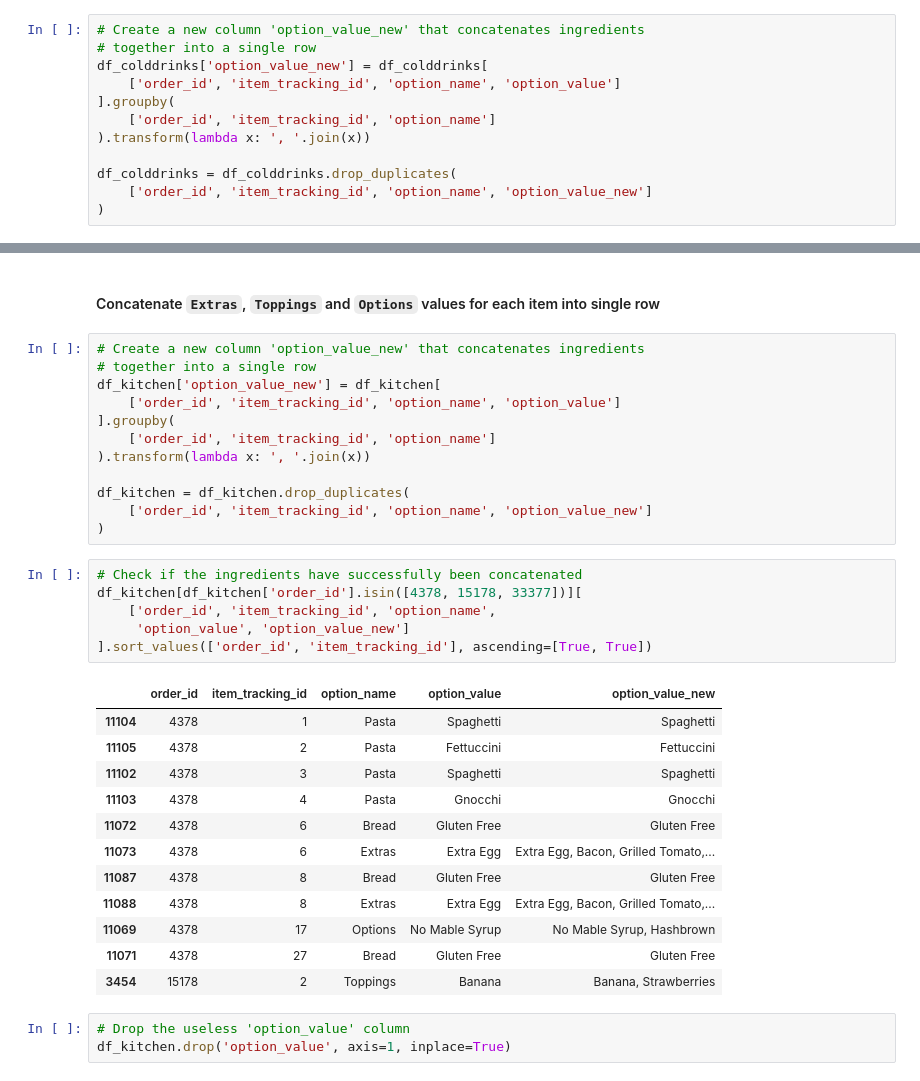
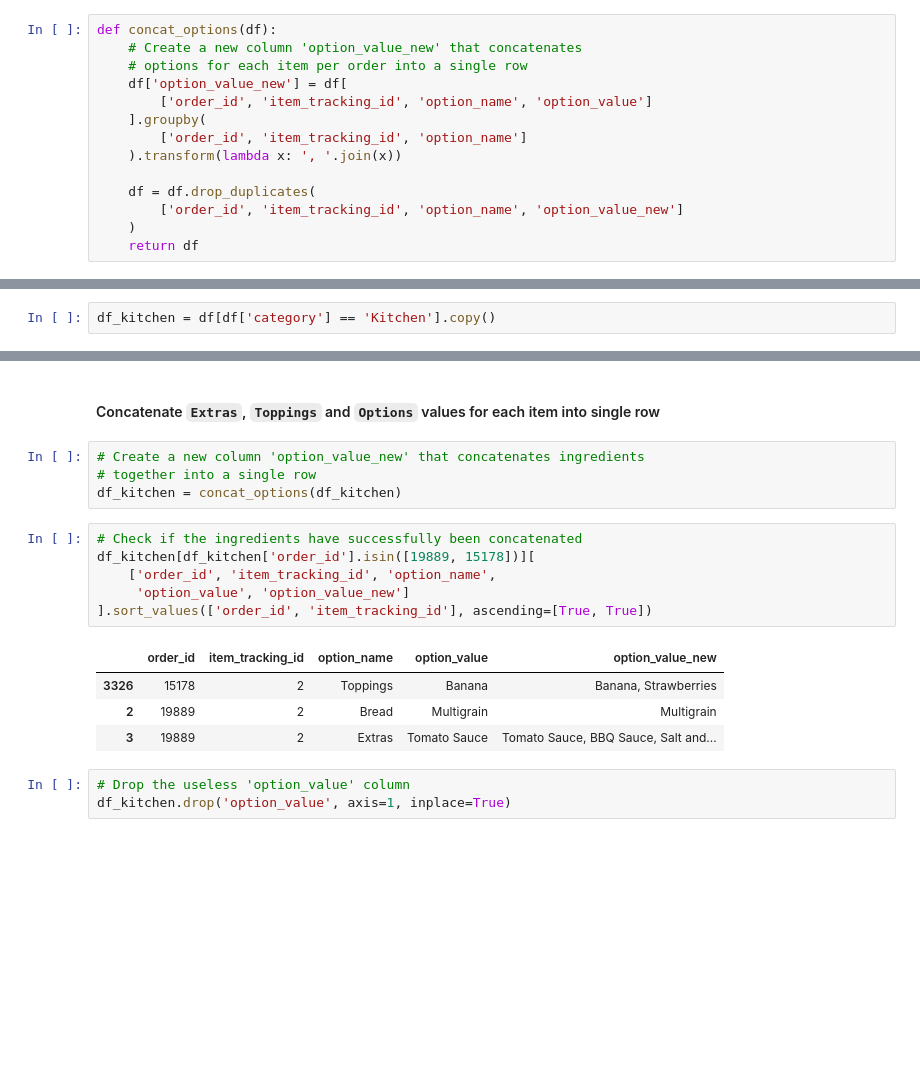
Before and after one commit to HanL1223/JR_Recommender, a Jupyter notebook: projects/cafe-analytics/Cafe_Analytics_Data_Cleaning_MX.ipynb, the cells around one changed output, grey strips where cells are left out. Cells and saved outputs as stored; diff of their text form; blank space fills up the shorter version.

```diff
--- a/projects/cafe-analytics/Cafe_Analytics_Data_Cleaning_MX.ipynb
+++ b/projects/cafe-analytics/Cafe_Analytics_Data_Cleaning_MX.ipynb
@@ -1336,14 +1402,16 @@ It is clear to see that some items in each order can have more than one `Ingredi
 # %% [markdown]
 #### Concatenate `Ingredient` values for each item into single row
 # %%
-# Create a new column 'option_value_new' that concatenates ingredients
-# together into a single row
-df_colddrinks['option_value_new'] = df_colddrinks[
-    ['order_id', 'item_tracking_id', 'option_name', 'option_value']
-].groupby(
-    ['order_id', 'item_tracking_id', 'option_name']
-).transform(lambda x: ', '.join(x))
+def concat_options(df):
+    # Create a new column 'option_value_new' that concatenates
+    # options for each item per order into a single row
+    df['option_value_new'] = df[
+        ['order_id', 'item_tracking_id', 'option_name', 'option_value']
+    ].groupby(
+        ['order_id', 'item_tracking_id', 'option_name']
+    ).transform(lambda x: ', '.join(x))
 
-df_colddrinks = df_colddrinks.drop_duplicates(
-    ['order_id', 'item_tracking_id', 'option_name', 'option_value_new']
-)
+    df = df.drop_duplicates(
+        ['order_id', 'item_tracking_id', 'option_name', 'option_value_new']
+    )
+    return df
@@ -1602,6 +1591,8 @@ df_colddrinks_final.to_csv(
 )
 # %% [markdown]
 ### Transform Kitchen Data for Better Usability
+# %%
+df_kitchen = df[df['category'] == 'Kitchen'].copy()
 # %%
 df_kitchen.reset_index(drop=True, inplace=True)
 print(df_kitchen.shape)
@@ -1766,34 +1661,18 @@ df_kitchen[
 # %%
 # Create a new column 'option_value_new' that concatenates ingredients
 # together into a single row
-df_kitchen['option_value_new'] = df_kitchen[
-    ['order_id', 'item_tracking_id', 'option_name', 'option_value']
-].groupby(
-    ['order_id', 'item_tracking_id', 'option_name']
-).transform(lambda x: ', '.join(x))
-
-df_kitchen = df_kitchen.drop_duplicates(
-    ['order_id', 'item_tracking_id', 'option_name', 'option_value_new']
-)
+df_kitchen = concat_options(df_kitchen)
 # %%
 # Check if the ingredients have successfully been concatenated
-df_kitchen[df_kitchen['order_id'].isin([4378, 15178, 33377])][
+df_kitchen[df_kitchen['order_id'].isin([19889, 15178])][
     ['order_id', 'item_tracking_id', 'option_name',
      'option_value', 'option_value_new']
 ].sort_values(['order_id', 'item_tracking_id'], ascending=[True, True])
 # %% [output]
 |  | order_id | item_tracking_id | option_name | option_value | option_value_new |
-| 11104 | 4378 | 1 | Pasta | Spaghetti | Spaghetti |
-| 11105 | 4378 | 2 | Pasta | Fettuccini | Fettuccini |
-| 11102 | 4378 | 3 | Pasta | Spaghetti | Spaghetti |
-| 11103 | 4378 | 4 | Pasta | Gnocchi | Gnocchi |
-| 11072 | 4378 | 6 | Bread | Gluten Free | Gluten Free |
-| 11073 | 4378 | 6 | Extras | Extra Egg | Extra Egg, Bacon, Grilled Tomato,... |
-| 11087 | 4378 | 8 | Bread | Gluten Free | Gluten Free |
-| 11088 | 4378 | 8 | Extras | Extra Egg | Extra Egg, Bacon, Grilled Tomato,... |
-| 11069 | 4378 | 17 | Options | No Mable Syrup | No Mable Syrup, Hashbrown |
-| 11071 | 4378 | 27 | Bread | Gluten Free | Gluten Free |
-| 3454 | 15178 | 2 | Toppings | Banana | Banana, Strawberries |
+| 3326 | 15178 | 2 | Toppings | Banana | Banana, Strawberries |
+| 2 | 19889 | 2 | Bread | Multigrain | Multigrain |
+| 3 | 19889 | 2 | Extras | Tomato Sauce | Tomato Sauce, BBQ Sauce, Salt and... |
 # %%
 # Drop the useless 'option_value' column
 df_kitchen.drop('option_value', axis=1, inplace=True)
```
Also changed, not shown: parts of 86 cells of this notebook, 4 other files.
